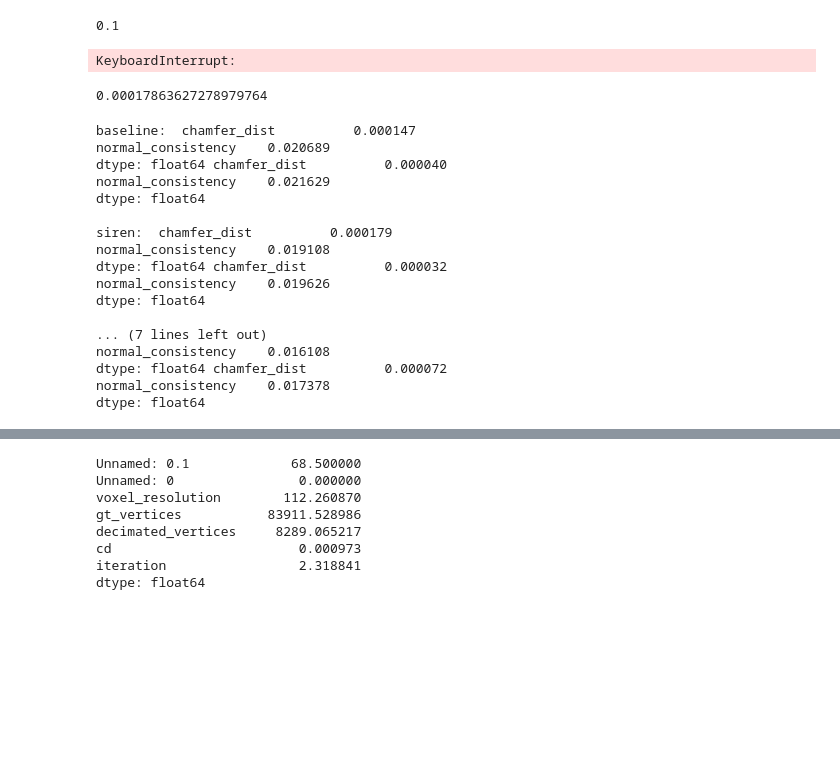
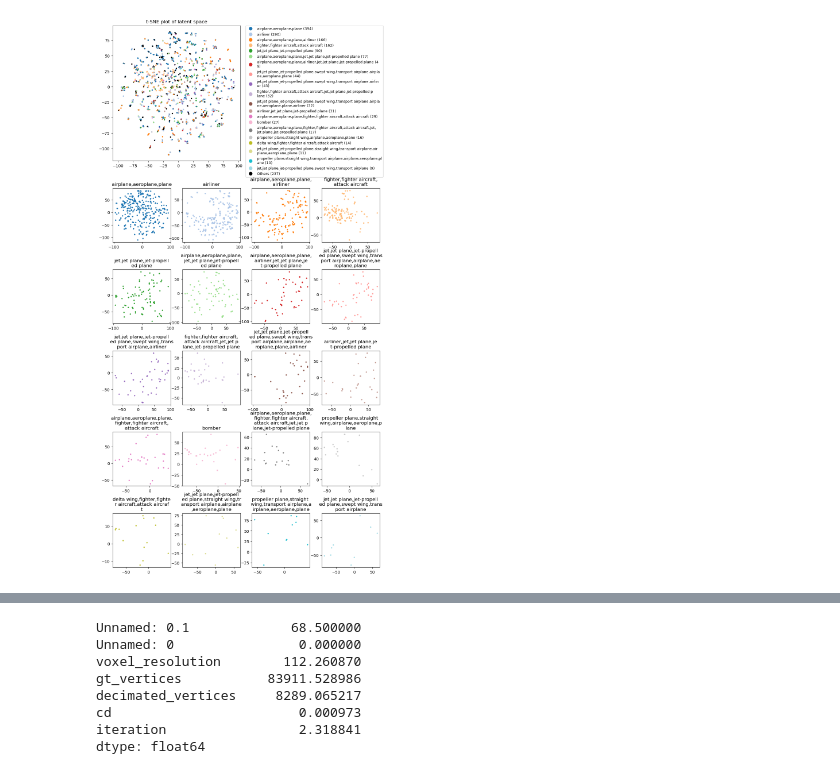
Before and after one commit to philippwulff/Deep3DComp, a Jupyter notebook: test.ipynb, the cells around one changed output, grey strips where cells are left out. Drawn from its saved outputs; the diff is of its cells as text; code cells hidden in the pictures; blank space fills up the shorter version.

Commit message:
added tsne

```diff
--- a/test.ipynb
+++ b/test.ipynb
@@ -36,40 +38,0 @@ ModuleNotFoundError: No module named 'pytorch3d'
-# %%
-i/n
-# %% [output]
-0.1
-# %%
-
-folder = "/mnt/hdd/ShapeNetCore.v2/02691156" # planes
-folder = "/mnt/hdd/ShapeNetCore.v2/04256520"    # sofas
-# folder = "/mnt/hdd/ShapeNetCore.v2/03636649"    # lamps
-
-
-
-i = 0
-n = 0
-for fold in os.listdir(folder):
-    p = os.path.join(folder, fold, "models/model_normalized.obj")
-    mesh = trimesh.load(p)
-    n += 1
-    try:
-        ret = mesh_to_sdf.mesh_to_voxels(mesh, voxel_resolution=128, check_result=True, pad=True, sign_method="depth")
-        print("Success", p)
-        i += 1
-    except mesh_to_sdf.BadMeshException:
-        pass
-        # print("BadMeshException")
-
-print("Total", i, " out of ", len(os.listdir(folder)))
-
-# idxs_neg = np.argwhere(sdf < 1).reshape(-1)
-# # idxs_neg = np.argwhere((-0.1 < sdf) & (sdf < 0.0)).reshape(-1)
-
-# print(len(idxs_neg))
-
-# anim = plotting.render_sdf_vid(points[idxs_neg], sdf[idxs_neg])
-# plt.close()
-
-# from IPython.display import HTML
-# HTML(anim.to_jshtml())
-# %% [output]
-KeyboardInterrupt:
@@ -101,28 +39,4 @@ df_voxelized = pd.read_csv("data/voxelize_until_cd_meshes_CD=0.001/run_voxelize_
-# %%
-df_siren["chamfer_dist"].mean()
-# %% [output]
-0.00017863627278979764
-# %%
-print("baseline: ", df_baseline.mean(numeric_only=True), df_baseline.median(numeric_only=True), "\n")
-print("siren: ", df_siren.mean(numeric_only=True), df_siren.median(numeric_only=True), "\n")
-print("siren 256: ", df_siren_256.mean(numeric_only=True), df_siren_256.median(numeric_only=True), "\n")
-# print("siren 128: ", df_siren_128.mean(numeric_only=True), df_siren_128.median(numeric_only=True), "\n")
-print("siren 64: ", df_siren_64.mean(numeric_only=True), df_siren_64.median(numeric_only=True), "\n")
-# %% [output]
-baseline:  chamfer_dist          0.000147
-normal_consistency    0.020689
-dtype: float64 chamfer_dist          0.000040
-normal_consistency    0.021629
-dtype: float64
-
-siren:  chamfer_dist          0.000179
-normal_consistency    0.019108
-dtype: float64 chamfer_dist          0.000032
-normal_consistency    0.019626
-dtype: float64
-
-... (7 lines left out)
-normal_consistency    0.016108
-dtype: float64 chamfer_dist          0.000072
-normal_consistency    0.017378
-dtype: float64
+# %%
+plotting.plot_manifold_tsne("../../shared/deepsdfcomp/searches/num_shapes_search/all_shapes_batch_size_128/")
+# %% [output]
+[figure, added]
```
Also changed, not shown: parts of 23 cells of this notebook, 1 other file.
